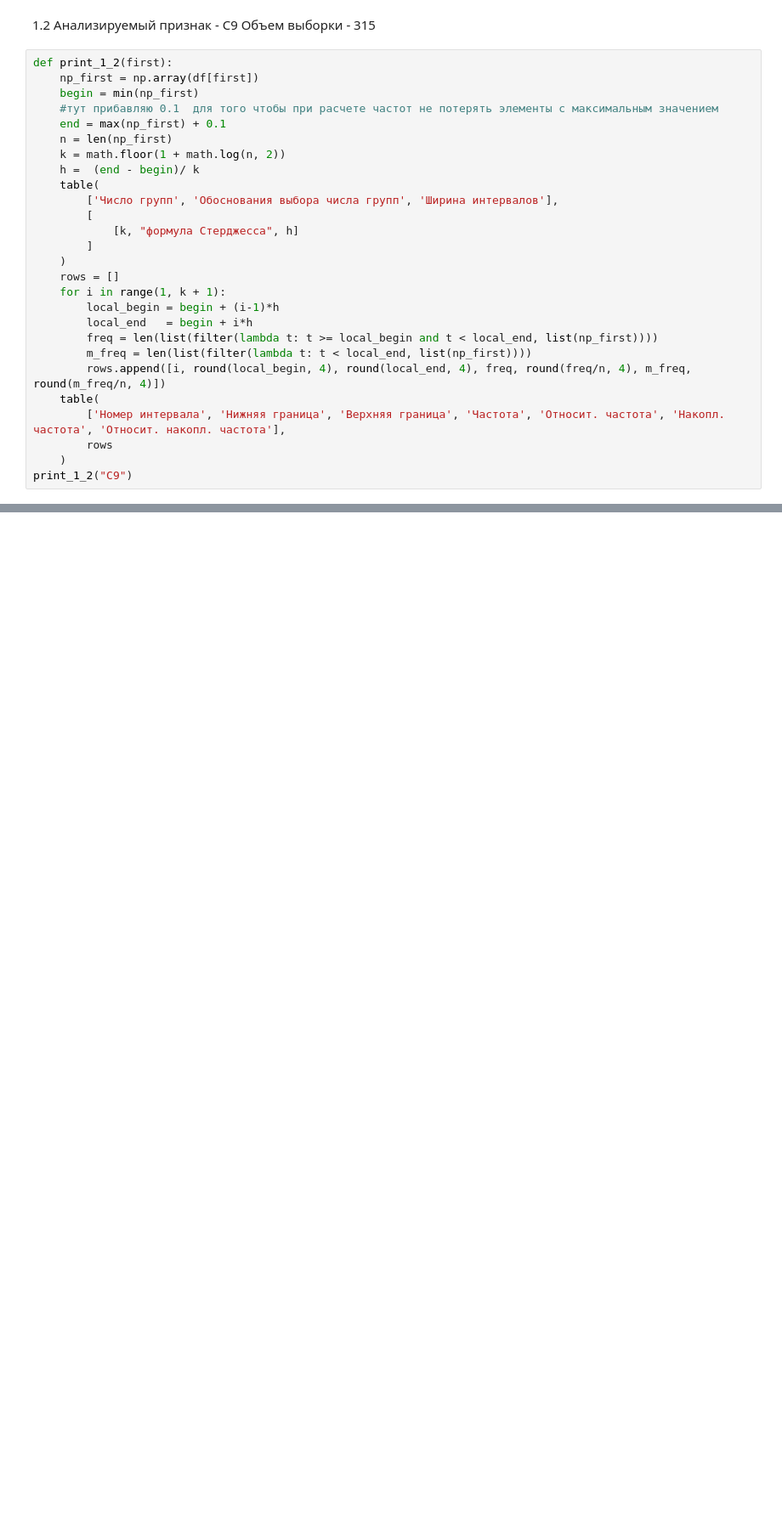
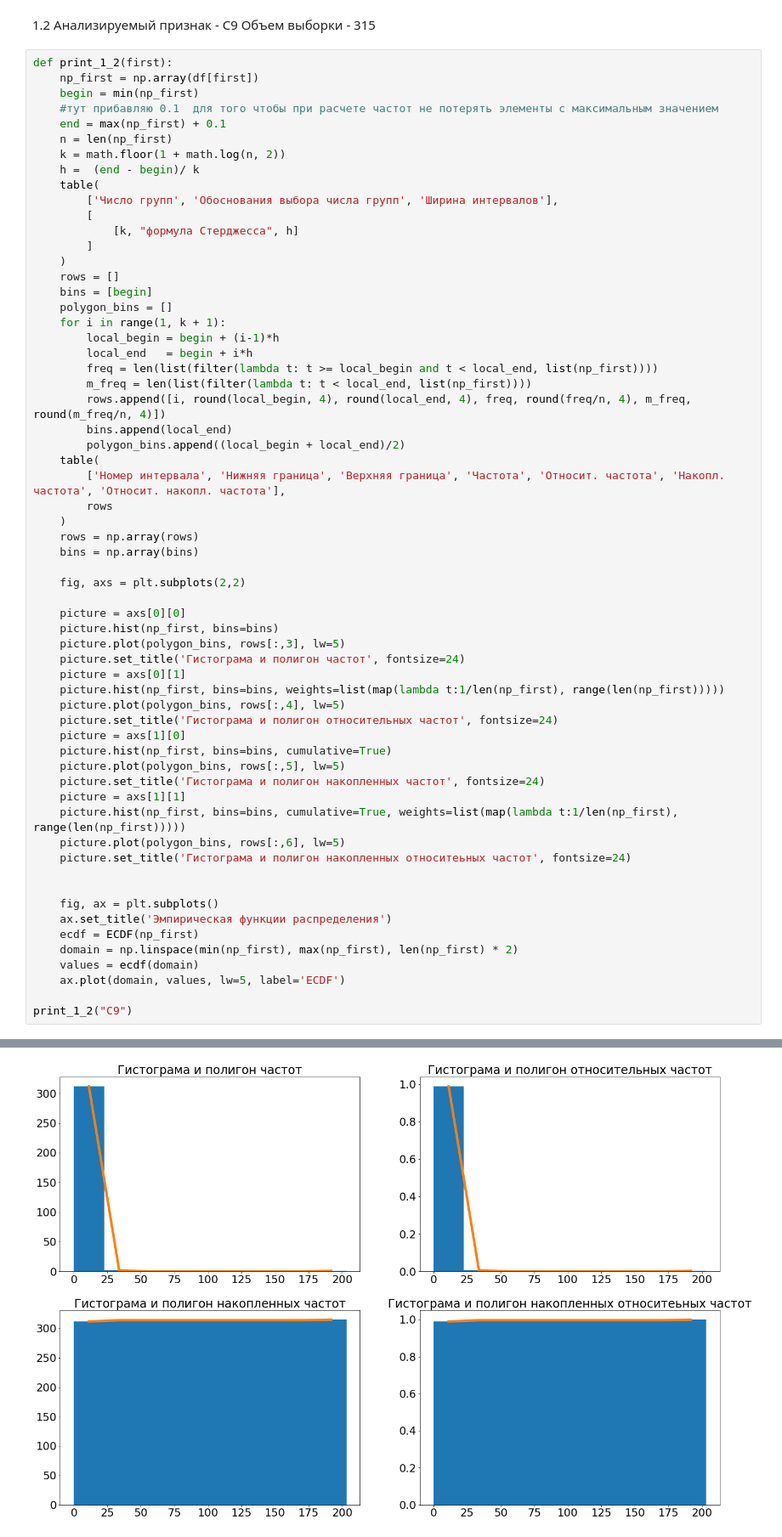
Before and after one commit to AndreiEremeev/matstat-labs, a Jupyter notebook: Untitled.ipynb, the cells around one changed output, grey strips where cells are left out. Shown at 85% size. Saved outputs shown, nothing was run; the diff lists cells and outputs as text; blank space fills up the shorter version.

```diff
--- a/Untitled.ipynb
+++ b/Untitled.ipynb
@@ -96,30 +96,65 @@ def print_1_2(first):
         ['Число групп', 'Обоснования выбора числа групп', 'Ширина интервалов'],
         [
             [k, "формула Стерджесса", h]
         ]
     )
     rows = []
+    bins = [begin]
+    polygon_bins = []
     for i in range(1, k + 1):
         local_begin = begin + (i-1)*h
         local_end   = begin + i*h
         freq = len(list(filter(lambda t: t >= local_begin and t < local_end, list(np_first))))
         m_freq = len(list(filter(lambda t: t < local_end, list(np_first))))
         rows.append([i, round(local_begin, 4), round(local_end, 4), freq, round(freq/n, 4), m_freq, round(m_freq/n, 4)])
+        bins.append(local_end)
+        polygon_bins.append((local_begin + local_end)/2)
     table(
         ['Номер интервала', 'Нижняя граница', 'Верхняя граница', 'Частота', 'Относит. частота', 'Накопл. частота', 'Относит. накопл. частота'],
         rows
     )
+    rows = np.array(rows)
+    bins = np.array(bins)
+
+    fig, axs = plt.subplots(2,2)
+
+    picture = axs[0][0]
+    picture.hist(np_first, bins=bins)
+    picture.plot(polygon_bins, rows[:,3], lw=5)
+    picture.set_title('Гистограма и полигон частот', fontsize=24)
+    picture = axs[0][1]
+    picture.hist(np_first, bins=bins, weights=list(map(lambda t:1/len(np_first), range(len(np_first)))))
+    picture.plot(polygon_bins, rows[:,4], lw=5)
+    picture.set_title('Гистограма и полигон относительных частот', fontsize=24)
+    picture = axs[1][0]
+    picture.hist(np_first, bins=bins, cumulative=True)
+    picture.plot(polygon_bins, rows[:,5], lw=5)
+    picture.set_title('Гистограма и полигон накопленных частот', fontsize=24)
+    picture = axs[1][1]
+    picture.hist(np_first, bins=bins, cumulative=True, weights=list(map(lambda t:1/len(np_first), range(len(np_first)))))
+    picture.plot(polygon_bins, rows[:,6], lw=5)
+    picture.set_title('Гистограма и полигон накопленных относитеьных частот', fontsize=24)
+
+
+    fig, ax = plt.subplots()
+    ax.set_title('Эмпирическая функции распределения')
+    ecdf = ECDF(np_first)
+    domain = np.linspace(min(np_first), max(np_first), len(np_first) * 2)
+    values = ecdf(domain)
+    ax.plot(domain, values, lw=5, label='ECDF')
+
 print_1_2("C9")
 # %% [output]
 | Число групп | Обоснования выбора числа групп | Ширина интервалов |
 | 9 | формула Стерджесса | 22.566666666666666 |
 | Номер интервала | Нижняя граница | Верхняя граница | Частота | Относит. частота | Накопл. частота | ... |
 | 1 | 0.0 | 22.5667 | 312 | 0.9905 | 312 | ... |
 | 2 | 22.5667 | 45.1333 | 2 | 0.0063 | 314 | ... |
 | 3 | 45.1333 | 67.7 | 0 | 0.0 | 314 | ... |
 | 4 | 67.7 | 90.2667 | 0 | 0.0 | 314 | ... |
 | 5 | 90.2667 | 112.8333 | 0 | 0.0 | 314 | ... |
 | 6 | 112.8333 | 135.4 | 0 | 0.0 | 314 | ... |
 | 7 | 135.4 | 157.9667 | 0 | 0.0 | 314 | ... |
 | 8 | 157.9667 | 180.5333 | 0 | 0.0 | 314 | ... |
 | 9 | 180.5333 | 203.1 | 1 | 0.0032 | 315 | ... |
+[figure, added]
```
Also changed, not shown: parts of 12 cells of this notebook.
